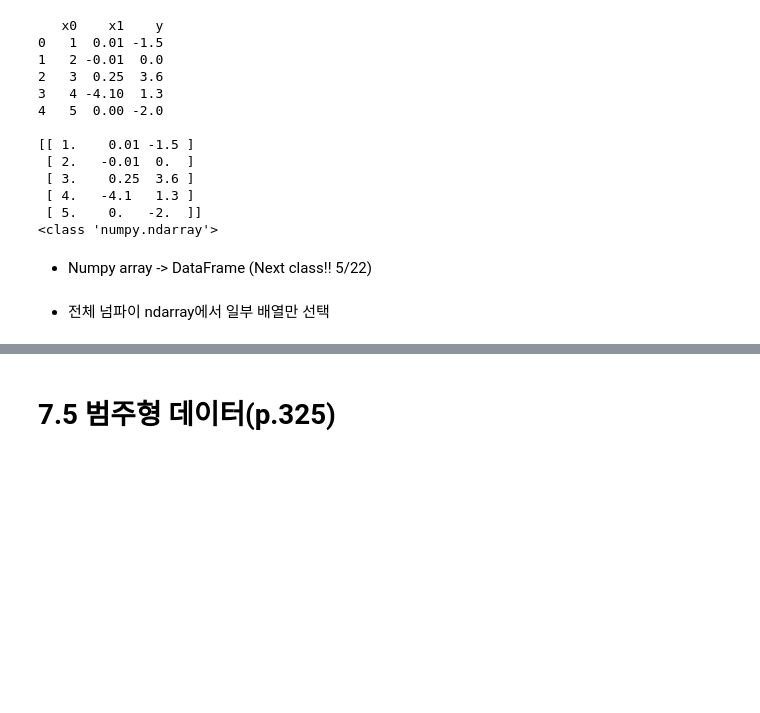
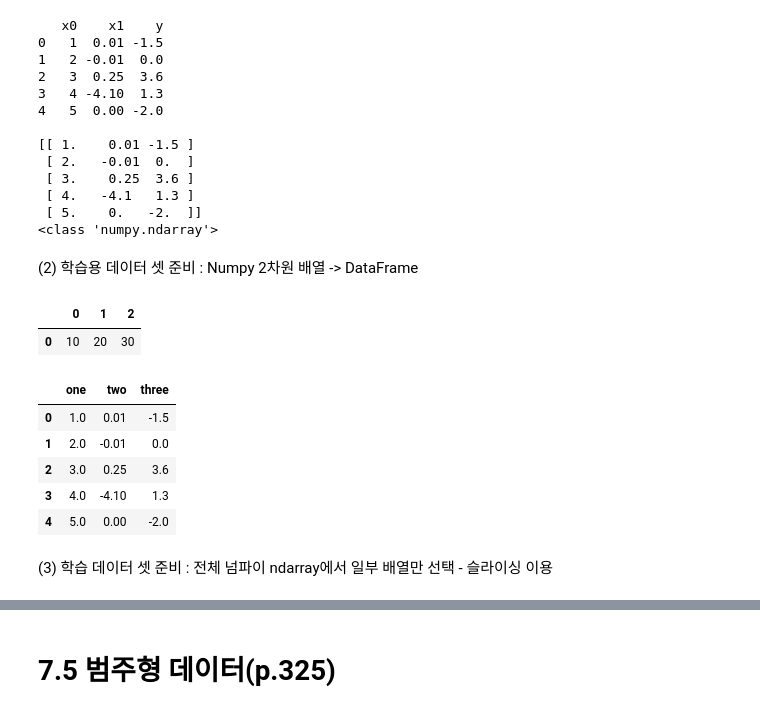
Before and after one commit to Agayeon/python_basic, a Jupyter notebook: ch12_update_class_목요일.ipynb, the cells around one changed output, grey strips where cells are left out. Cells and saved outputs as stored; diff of their text form; code cells hidden in the pictures; blank space fills up the shorter version.

```diff
--- a/ch12_update_class_목요일.ipynb
+++ b/ch12_update_class_목요일.ipynb
@@ -112,13 +113,28 @@ print(type(data.to_numpy())) #numpy 객체는 한 가지 데이터타입(모두
  [ 4.   -4.1   1.3 ]
  [ 5.    0.   -2.  ]]
 <class 'numpy.ndarray'>
-# %% [markdown]
-* Numpy array -> DataFrame (Next class!! 5/22)
+# %% [markdown]
+(2) 학습용 데이터 셋 준비 : Numpy 2차원 배열 -> DataFrame
+# %%
+# cf
+data_1 = pd.DataFrame([[10,20,30]])
+data_1
+# %% [output]
+|  | 0 | 1 | 2 |
+| 0 | 10 | 20 | 30 |
 # %%
 # ex
-df2 = pd.DataFrame(data.to_numpy(), columns=['one', 'two', 'three'])
+arr = data.to_numpy()
+df2 = pd.DataFrame(arr, columns=['one', 'two', 'three'])
 df2
+# %% [output]
+|  | one | two | three |
+| 0 | 1.0 | 0.01 | -1.5 |
+| 1 | 2.0 | -0.01 | 0.0 |
+| 2 | 3.0 | 0.25 | 3.6 |
+| 3 | 4.0 | -4.10 | 1.3 |
+| 4 | 5.0 | 0.00 | -2.0 |
 # %% [markdown]
-* 전체 넘파이 ndarray에서 일부 배열만 선택
+(3) 학습 데이터 셋 준비 : 전체 넘파이 ndarray에서 일부 배열만 선택 - 슬라이싱 이용
 # %%
 # ex
```
Also changed, not shown: parts of 21 cells of this notebook, 5 other files.
